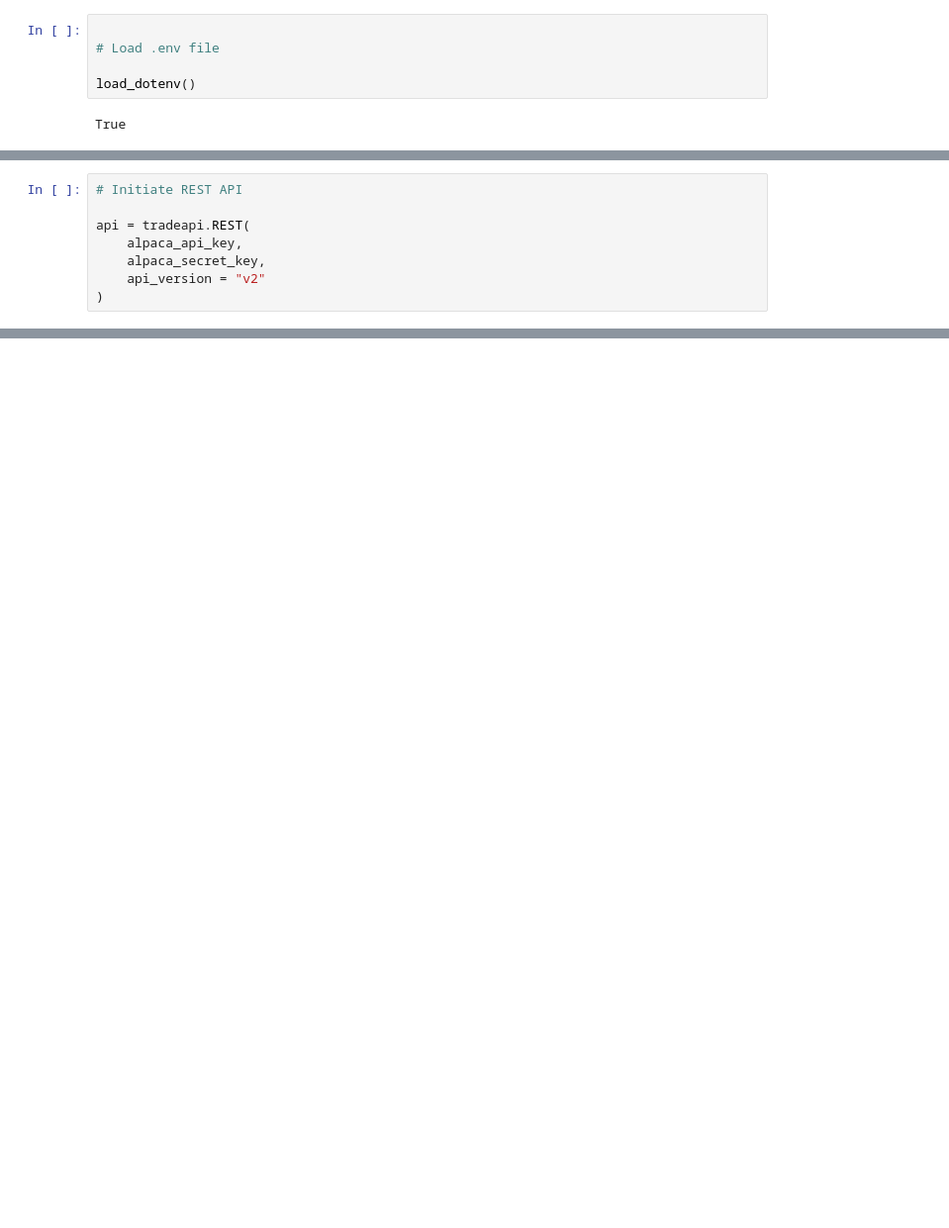
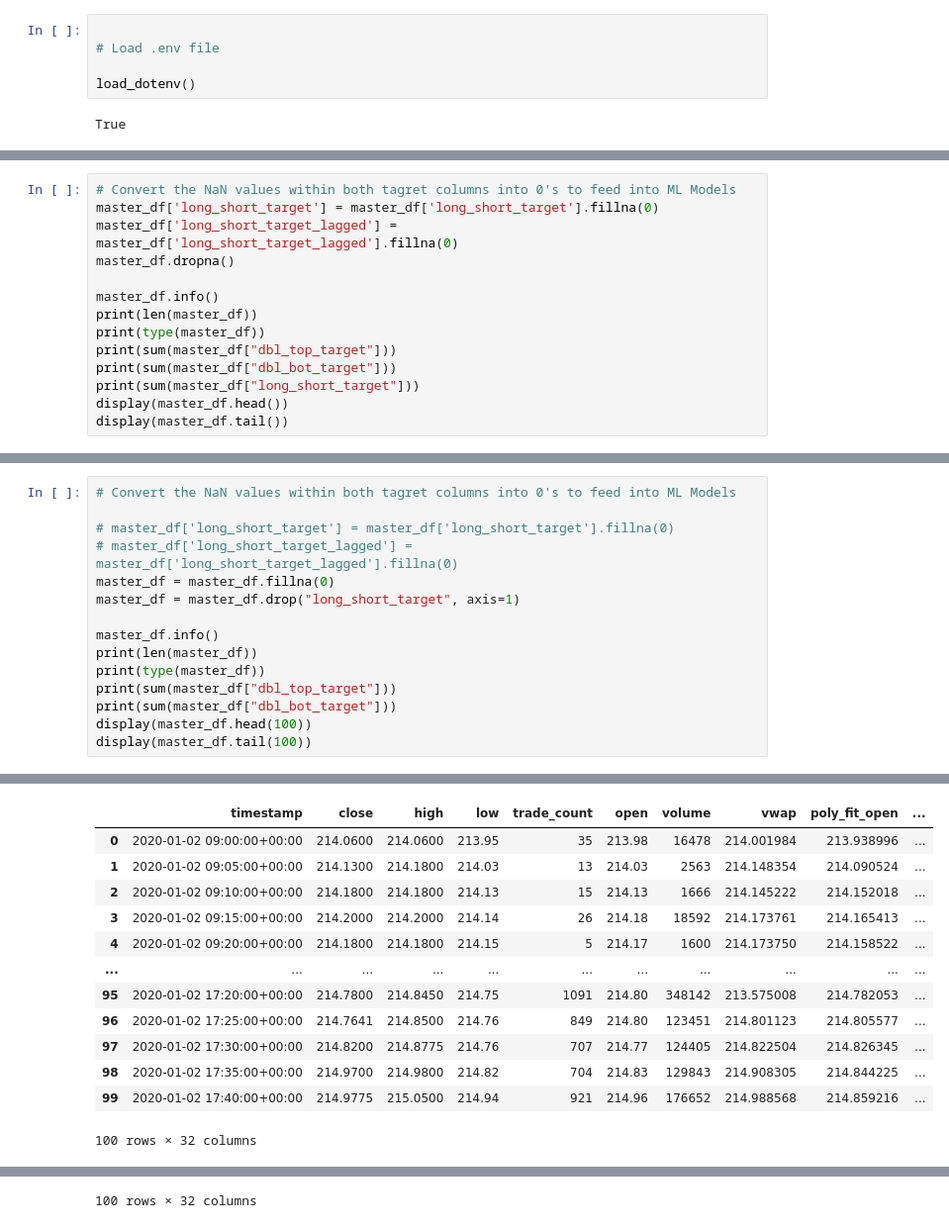
Before and after one commit to dahmadi/TheTrendIsYourFriend, a Jupyter notebook: TrendIsYourFriend.ipynb, the cells around one changed output, grey strips where cells are left out. Shown at 99% size. Cells and saved outputs as stored; diff of their text form; blank space fills up the shorter version.

```diff
--- a/TrendIsYourFriend.ipynb
+++ b/TrendIsYourFriend.ipynb
@@ -30,8 +42,0 @@ alpaca_secret_key = os.getenv("ALPACA_SECRET_KEY")
-# %%
-# Initiate REST API
-
-api = tradeapi.REST(
-    alpaca_api_key,
-    alpaca_secret_key,
-    api_version = "v2"
-)
@@ -216,0 +467,14 @@ array([ 11,  17,  36,  47,  73,  85,  99, 116, 131, 140], dtype=int64)
+# %%
+# Convert the NaN values within both tagret columns into 0's to feed into ML Models
+master_df['long_short_target'] = master_df['long_short_target'].fillna(0)
+master_df['long_short_target_lagged'] = master_df['long_short_target_lagged'].fillna(0)
+master_df.dropna()
+
+master_df.info()
+print(len(master_df))
+print(type(master_df))
+print(sum(master_df["dbl_top_target"]))
+print(sum(master_df["dbl_bot_target"]))
+print(sum(master_df["long_short_target"]))
+display(master_df.head())
+display(master_df.tail())
@@ -216,0 +513,16 @@ array([ 11,  17,  36,  47,  73,  85,  99, 116, 131, 140], dtype=int64)
+# %%
+# Convert the NaN values within both tagret columns into 0's to feed into ML Models
+
+# master_df['long_short_target'] = master_df['long_short_target'].fillna(0)
+# master_df['long_short_target_lagged'] = master_df['long_short_target_lagged'].fillna(0)
+master_df = master_df.fillna(0)
+master_df = master_df.drop("long_short_target", axis=1)
+
+master_df.info()
+print(len(master_df))
+print(type(master_df))
+print(sum(master_df["dbl_top_target"]))
+print(sum(master_df["dbl_bot_target"]))
+display(master_df.head(100))
+display(master_df.tail(100))
+# %% [output]
@@ -216,0 +546,13 @@ array([ 11,  17,  36,  47,  73,  85,  99, 116, 131, 140], dtype=int64)
+|  | timestamp | close | high | low | trade_count | open | volume | vwap | poly_fit_open | ... |
+| 0 | 2020-01-02 09:00:00+00:00 | 214.0600 | 214.0600 | 213.95 | 35 | 213.98 | 16478 | 214.001984 | 213.938996 | ... |
+| 1 | 2020-01-02 09:05:00+00:00 | 214.1300 | 214.1800 | 214.03 | 13 | 214.03 | 2563 | 214.148354 | 214.090524 | ... |
+| 2 | 2020-01-02 09:10:00+00:00 | 214.1800 | 214.1800 | 214.13 | 15 | 214.13 | 1666 | 214.145222 | 214.152018 | ... |
+| 3 | 2020-01-02 09:15:00+00:00 | 214.2000 | 214.2000 | 214.14 | 26 | 214.18 | 18592 | 214.173761 | 214.165413 | ... |
+| 4 | 2020-01-02 09:20:00+00:00 | 214.1800 | 214.1800 | 214.15 | 5 | 214.17 | 1600 | 214.173750 | 214.158522 | ... |
+| ... | ... | ... | ... | ... | ... | ... | ... | ... | ... | ... |
+| 95 | 2020-01-02 17:20:00+00:00 | 214.7800 | 214.8450 | 214.75 | 1091 | 214.80 | 348142 | 213.575008 | 214.782053 | ... |
+| 96 | 2020-01-02 17:25:00+00:00 | 214.7641 | 214.8500 | 214.76 | 849 | 214.80 | 123451 | 214.801123 | 214.805577 | ... |
+| 97 | 2020-01-02 17:30:00+00:00 | 214.8200 | 214.8775 | 214.76 | 707 | 214.77 | 124405 | 214.822504 | 214.826345 | ... |
+| 98 | 2020-01-02 17:35:00+00:00 | 214.9700 | 214.9800 | 214.82 | 704 | 214.83 | 129843 | 214.908305 | 214.844225 | ... |
+| 99 | 2020-01-02 17:40:00+00:00 | 214.9775 | 215.0500 | 214.94 | 921 | 214.96 | 176652 | 214.988568 | 214.859216 | ... |
+100 rows × 32 columns
@@ -216,0 +571 @@ array([ 11,  17,  36,  47,  73,  85,  99, 116, 131, 140], dtype=int64)
+100 rows × 32 columns
```
Also changed, not shown: parts of 24 cells of this notebook, 4 other files.
